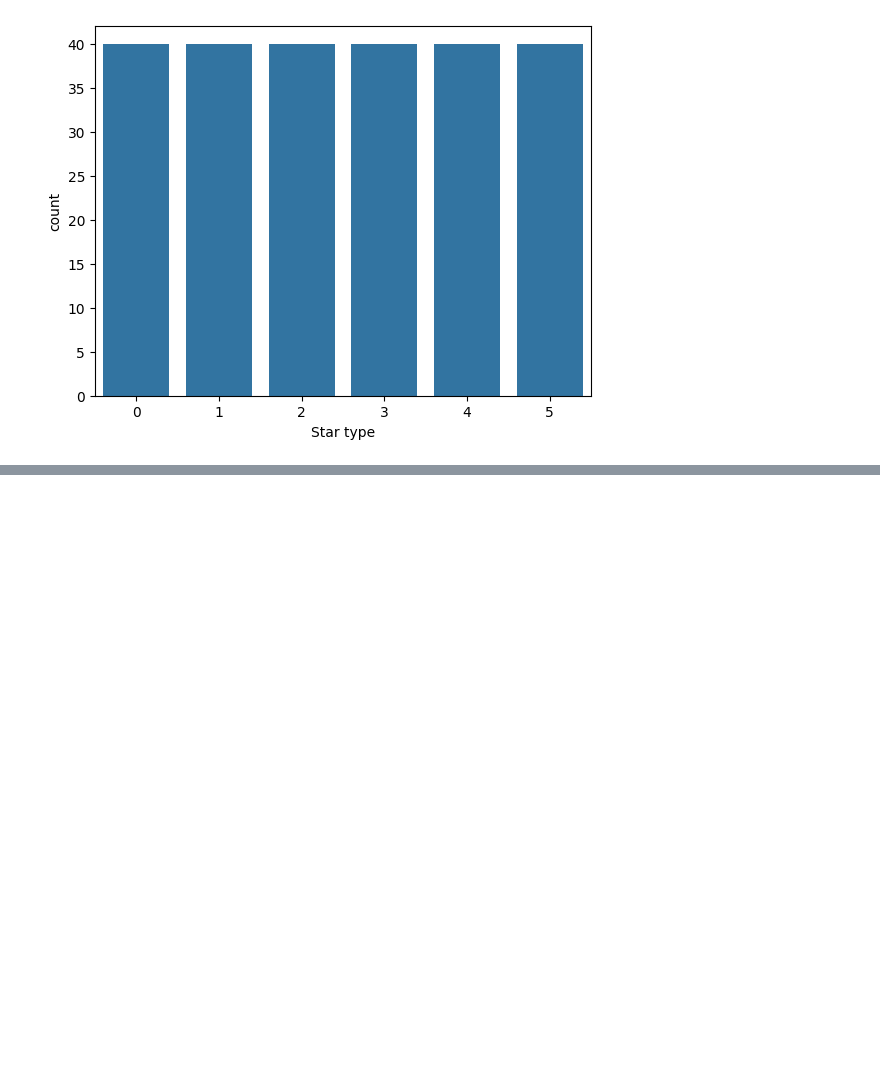
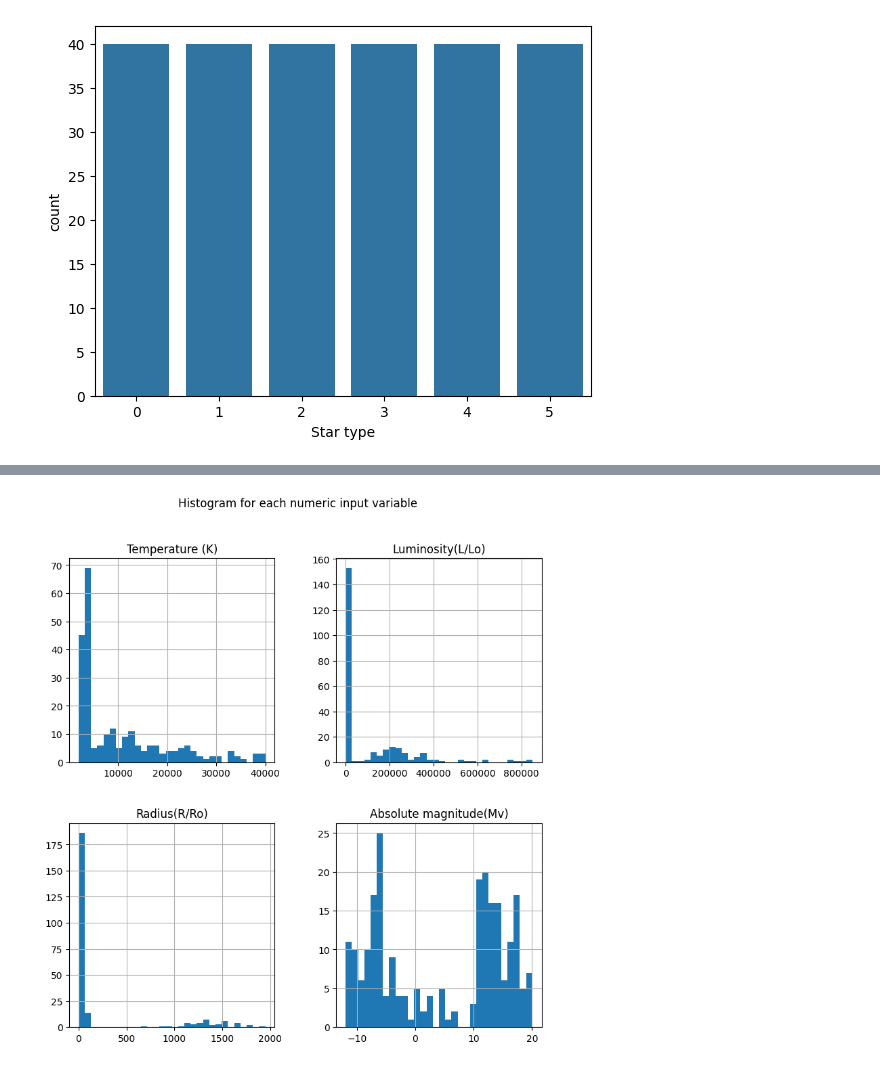
Before and after one commit to JoakinAD/star_type_classification, a Jupyter notebook: star_classifier.ipynb, the cells around one changed output, grey strips where cells are left out. Saved outputs shown, nothing was run; the diff lists cells and outputs as text; code cells hidden in the pictures; blank space fills up the shorter version.

```diff
--- a/star_classifier.ipynb
+++ b/star_classifier.ipynb
@@ -38,0 +42,8 @@ plt.show()
+# %%
+import pylab as pl
+stars.drop('Star type' ,axis=1).hist(bins=30, figsize=(9,9))
+pl.suptitle("Histogram for each numeric input variable")
+plt.savefig('stars_hist')
+plt.show()
+# %% [output]
+[figure, added]
```
Also changed, not shown: parts of 23 cells of this notebook.
